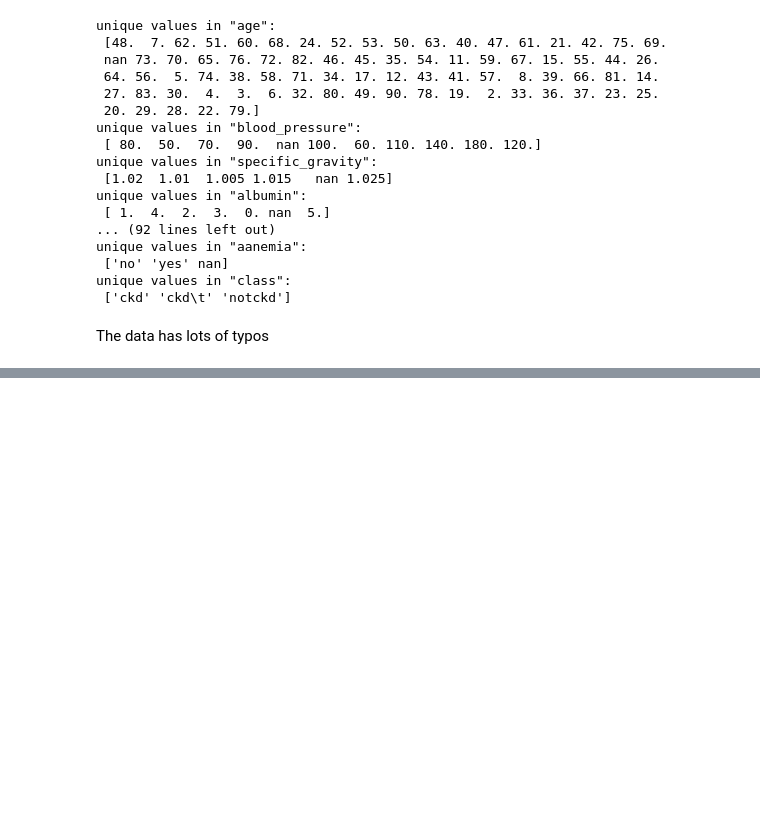
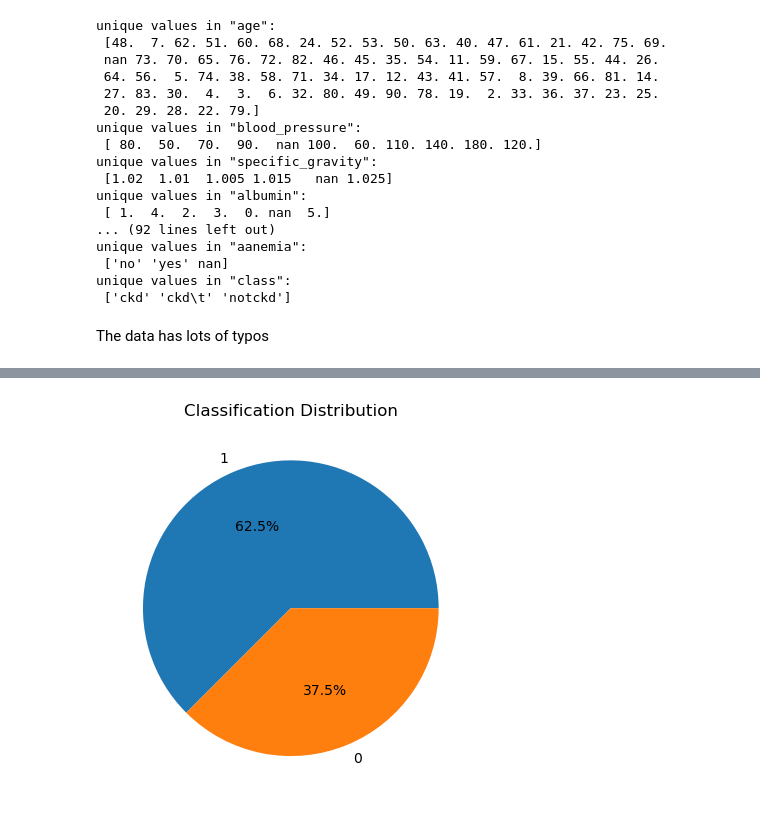
Before and after one commit to aliduku/GOMYCODE-Data-Science-Bootcamp, a Jupyter notebook: Checkpoint/26_Machine Learning Algorithms Checkpoint/chronic-kidney-disease-prediction.ipynb, the cells around one changed output, grey strips where cells are left out. Drawn from its saved outputs; the diff is of its cells as text; code cells hidden in the pictures; blank space fills up the shorter version.

```diff
--- a/Checkpoint/26_Machine Learning Algorithms Checkpoint/chronic-kidney-disease-prediction.ipynb
+++ b/Checkpoint/26_Machine Learning Algorithms Checkpoint/chronic-kidney-disease-prediction.ipynb
@@ -139,0 +405,7 @@ df['class'] = pd.to_numeric(df['class'], errors='coerce')
+# %%
+# Checking target class
+plt.pie(df['class'].value_counts(), labels=df['class'].value_counts().index, autopct='%1.1f%%')
+plt.title('Classification Distribution')
+plt.show()
+# %% [output]
+[figure, added]
```
Also changed, not shown: parts of 91 cells of this notebook.
